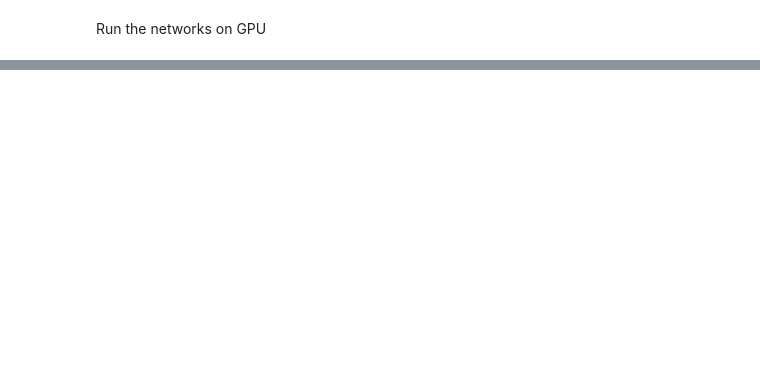
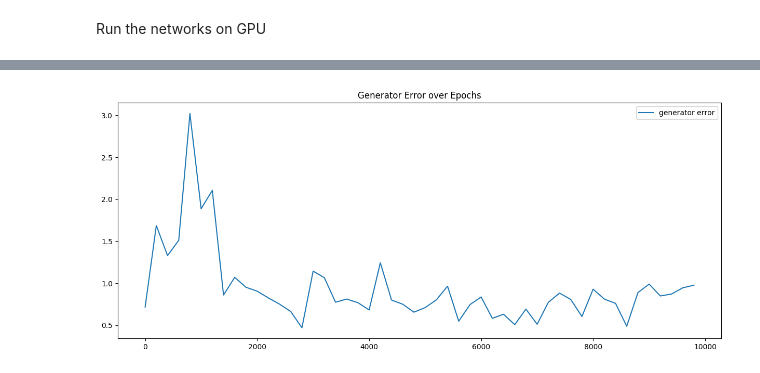
Before and after one commit to liaison/python, a Jupyter notebook: GAN_pytorch.ipynb, the cells around one changed output, grey strips where cells are left out. Cells and saved outputs as stored; diff of their text form; code cells hidden in the pictures; blank space fills up the shorter version.

```diff
--- a/GAN_pytorch.ipynb
+++ b/GAN_pytorch.ipynb
@@ -204,0 +278,16 @@ Wall time: 704 µs
+# %%
+
+fig = plt.figure()
+
+plot_samples = range(0, len(g_error_list), 200)
+
+#plt.scatter(x=plot_samples, y=pd.DataFrame(g_error_list).iloc[plot_samples], linewidths=0.1)
+
+plt.plot(plot_samples, pd.DataFrame(g_error_list).iloc[plot_samples], label='generator error')
+
+#plt.plot(plot_samples, pd.DataFrame(d_real_error_list).iloc[plot_samples])
+plt.title("Generator Error over Epochs")
+plt.legend()
+plt.show()
+# %% [output]
+[figure, added]
```
Also changed, not shown: parts of 16 cells of this notebook.
